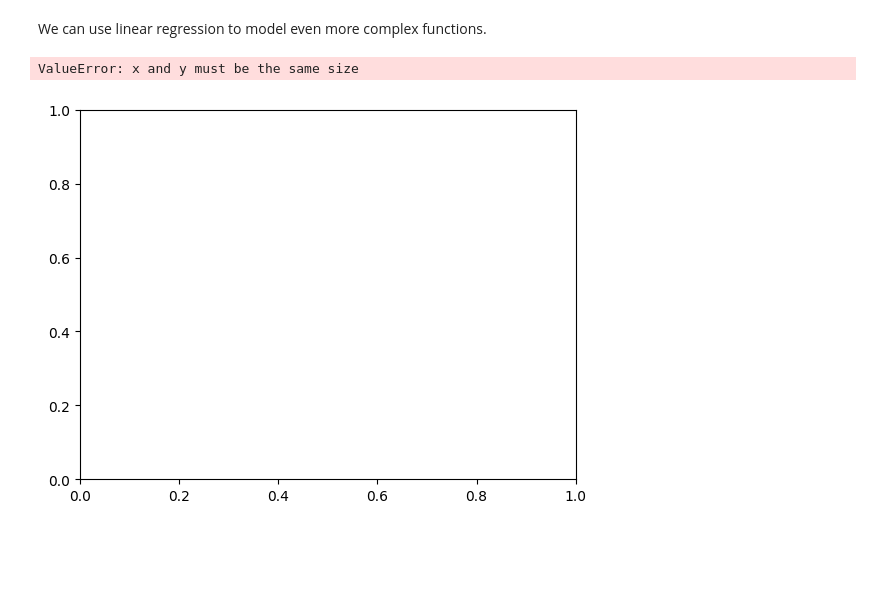
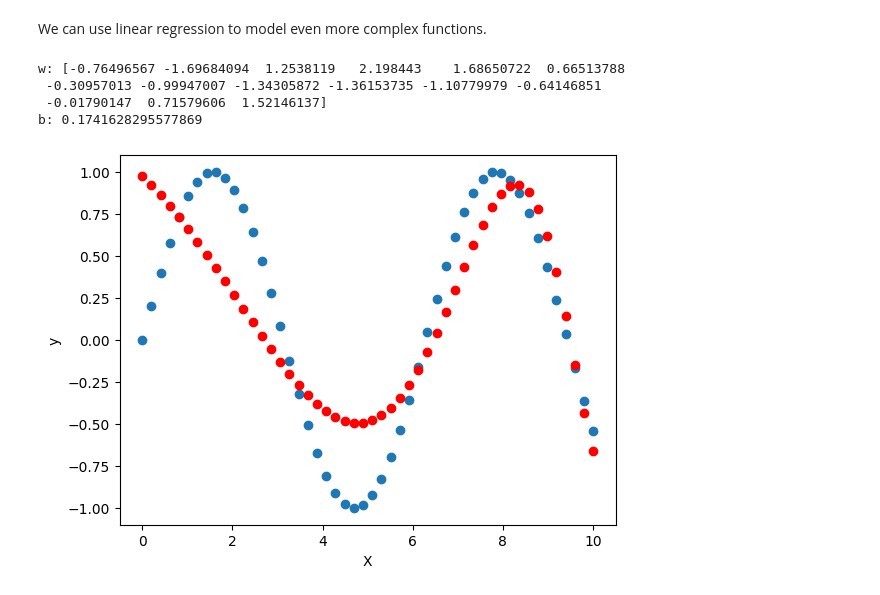
Before and after one commit to MohadesehHakimi/intro-to-machine-learning, a Jupyter notebook: Supervised Machine Learning: Regression and Classification /week2.ipynb, the cells around one changed output. Drawn from its saved outputs; the diff is of its cells as text; code cells hidden in the pictures; blank space fills up the shorter version.

```diff
--- a/Supervised Machine Learning: Regression and Classification /week2.ipynb
+++ b/Supervised Machine Learning: Regression and Classification /week2.ipynb
@@ -69,7 +69,7 @@ def compute_cost(X, y, w, b):
     float: The cost value.
     """
     m = X.shape[0]
-    f_wb = np.dot(X, w) + b
+    f_wb = X @ w + b
     cost = np.sum((f_wb - y) ** 2) / (2 * m)
     return cost
 # %% [markdown]
@@ -93,7 +93,6 @@ and dJ(w, b)/db = 1/m * sum(f(x) - y)
 #         dj_db = dj_db + err
 #     dj_dw = dj_dw / m
 #     dj_db = dj_db / m
-#
 #     return dj_db, dj_dw
 def compute_gradient(X, y, w, b):
     """
@@ -109,9 +108,9 @@ def compute_gradient(X, y, w, b):
     tuple: Gradients with respect to the bias and weights.
     """
     m, n = X.shape
-    f_wb = np.dot(X, w) + b
+    f_wb = X @ w + b
     err = f_wb - y
-    dj_dw = np.dot(X.T, err) / m
+    dj_dw = (X.T @ err) / m
     dj_db = np.sum(err) / m
 
     return dj_db, dj_dw
@@ -553,19 +557,30 @@ b: [8.64312656]
 We can use linear regression to model even more complex functions.
 # %%
 # sin function
-X = np.linspace(0, 10, 100)
-y = np.sin(X) + np.random.randn(100) / 10
+X = np.linspace(0, 10, 50)
+y = np.sin(X)
 
-X = np.c_[X, X**2, X**3, X**4, X**5, X**6, X**7, X**8, X**9, X**10]
+X_poly = np.c_[X, X**2, X**3, X**4, X**5, X**6, X**7, X**8, X**9, X**10, X**11, X**12, X**13, X**14, X**15]
+X_poly_norm, mu, sigma = z_score_normalization(X_poly)
+w = np.zeros(X_poly.shape[1])
+b = 0
 
-w, b, J_history = gradient_descent(X, y, np.zeros(10), 0, compute_cost, compute_gradient, 0.1, 1000)
+w, b, J_history = gradient_descent(X_poly_norm, y, w, b, compute_cost, compute_gradient, 0.001, 500000)
 
-# TODO: wtf
+print(f'w: {w}')
+print(f'b: {b}')
+
+# plot the curve over the data
 plt.scatter(X, y)
-plt.scatter(X, np.dot(X, w) + b, color='red')
+X_poly_predict = (X_poly - mu) / sigma
+y_predict = X_poly_predict.dot(w) + b
+plt.scatter(X, y_predict, color='red')
 plt.xlabel('X')
 plt.ylabel('y')
 plt.show()
 # %% [output]
-ValueError: x and y must be the same size
+w: [-0.76496567 -1.69684094  1.2538119   2.198443    1.68650722  0.66513788
+ -0.30957013 -0.99947007 -1.34305872 -1.36153735 -1.10779979 -0.64146851
+ -0.01790147  0.71579606  1.52146137]
+b: 0.1741628295577869
-[figure, old version]
+[figure, new version]
```
Also changed, not shown: parts of 18 cells of this notebook.
